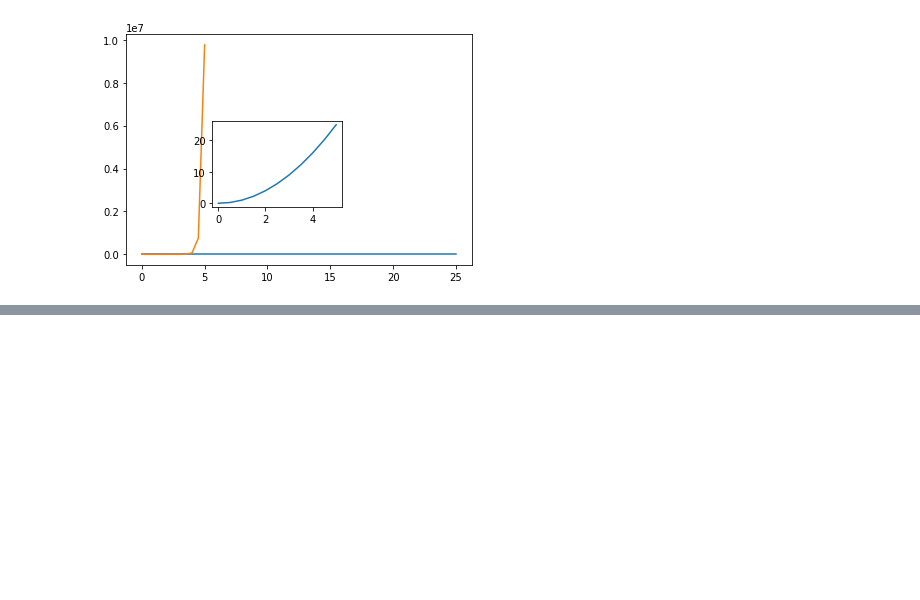
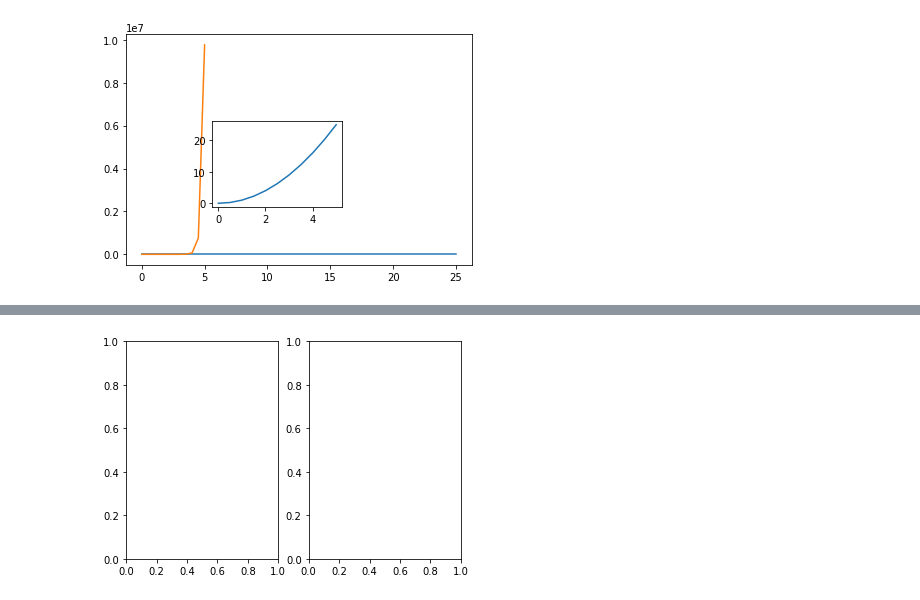
Before and after one commit to gunjanmimo/Data-Science, a Jupyter notebook: data visualization/matplotlib/Untitled.ipynb, the cells around one changed output, grey strips where cells are left out. Cells and saved outputs as stored; diff of their text form; code cells hidden in the pictures; blank space fills up the shorter version.

```diff
--- a/data visualization/matplotlib/Untitled.ipynb
+++ b/data visualization/matplotlib/Untitled.ipynb
@@ -52,0 +61,5 @@ axes2.plot(x,y)
+# %%
+fig, axes = plt.subplots(nrows=1, ncols=2)
+#axes.plot(x,y)
+# %% [output]
+[figure, added]
```
Also changed, not shown: parts of 1 cell of this notebook.
